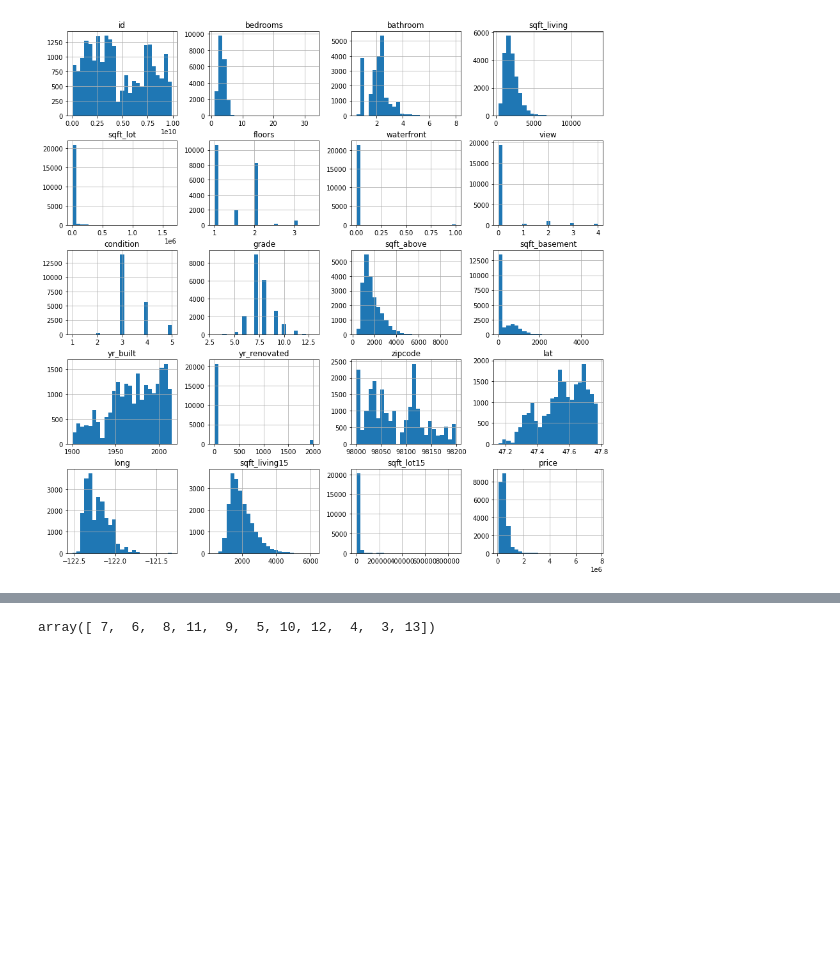
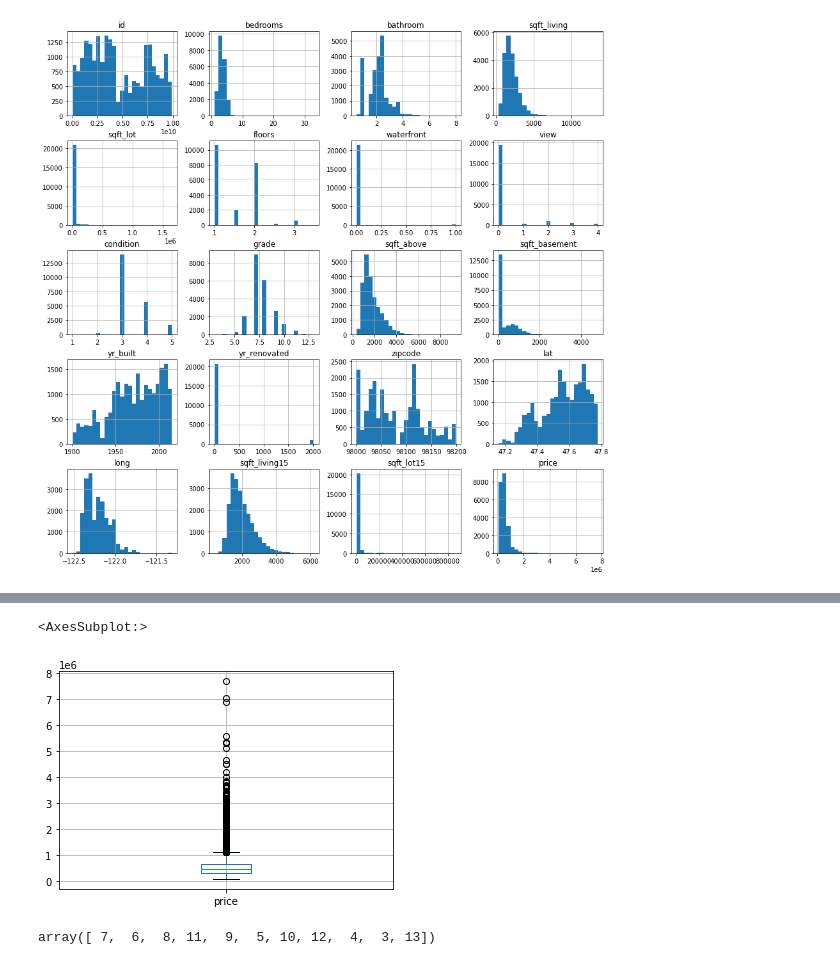
Before and after one commit to samcana/project_house, a Jupyter notebook: realestate_Isabel.ipynb, the cells around one changed output, grey strips where cells are left out. Cells and saved outputs as stored; diff of their text form; code cells hidden in the pictures; blank space fills up the shorter version.

```diff
--- a/realestate_Isabel.ipynb
+++ b/realestate_Isabel.ipynb
@@ -114,3 +123,8 @@ plt.show()
+# %%
+data.boxplot(column=['price'])
+# %% [output]
+<AxesSubplot:>
+[figure, added]
 # %%
 data['grade'].unique()
 # %% [output]
```
Also changed, not shown: parts of 33 cells of this notebook.
